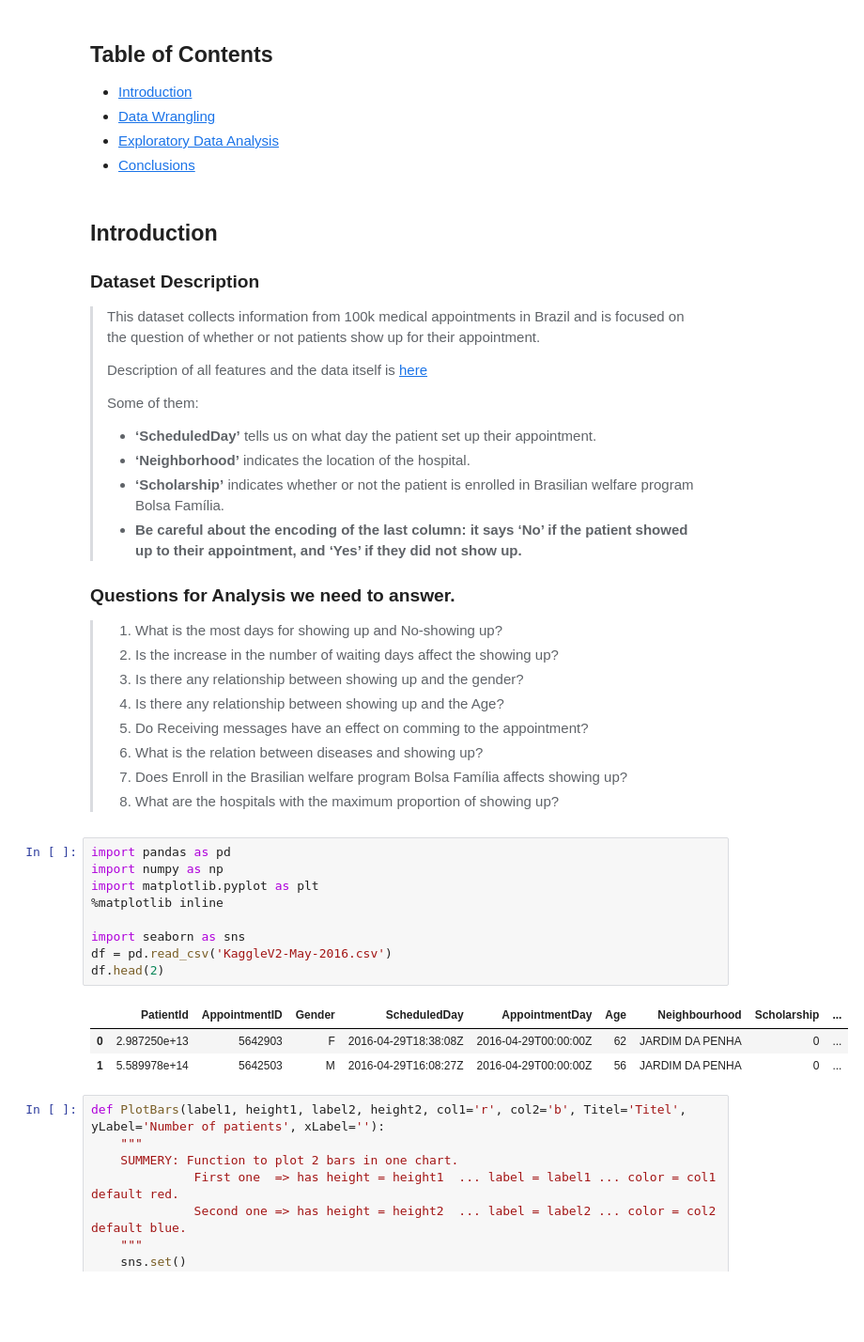
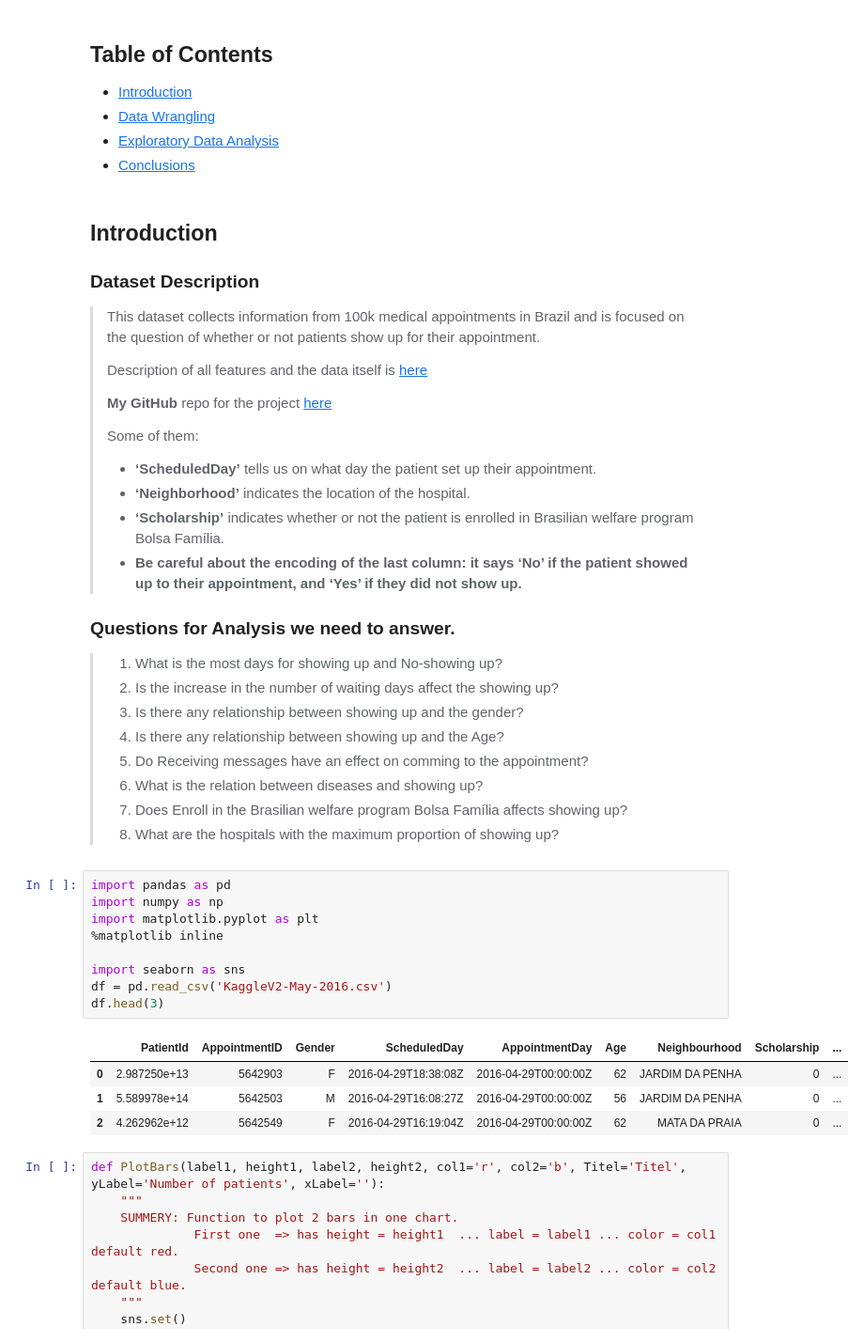
Before and after one commit to mo7amed7assan1911/Medical-Appointment-No-Shows, a Jupyter notebook: Investigate_a_Dataset.ipynb, the cells around one changed output. Shown: that part at 94% size. Drawn from its saved outputs; the diff is of its cells as text; blank space fills up the shorter version.

```diff
--- a/Investigate_a_Dataset.ipynb
+++ b/Investigate_a_Dataset.ipynb
@@ -17,6 +17,8 @@
 > This dataset collects information from 100k medical appointments in Brazil and is focused on the question of whether or not patients show up for their appointment.
 >
 > Description of all features and the data itself is [here](https://www.kaggle.com/datasets/joniarroba/noshowappointments)
+>
+> **My GitHub** repo for the project [here](https://github.com/mo7amed7assan1911/Medical-Appointment-No-Shows)
 >
 > Some of them:
 >    * **‘ScheduledDay’** tells us on what day the patient set up their appointment.
@@ -38,16 +40,17 @@
 # %%
 import pandas as pd
 import numpy as np
 import matplotlib.pyplot as plt
 %matplotlib inline
 
 import seaborn as sns
 df = pd.read_csv('KaggleV2-May-2016.csv')
-df.head(2)
+df.head(3)
 # %% [output]
 |  | PatientId | AppointmentID | Gender | ScheduledDay | AppointmentDay | Age | Neighbourhood | Scholarship | ... |
 | 0 | 2.987250e+13 | 5642903 | F | 2016-04-29T18:38:08Z | 2016-04-29T00:00:00Z | 62 | JARDIM DA PENHA | 0 | ... |
 | 1 | 5.589978e+14 | 5642503 | M | 2016-04-29T16:08:27Z | 2016-04-29T00:00:00Z | 56 | JARDIM DA PENHA | 0 | ... |
+| 2 | 4.262962e+12 | 5642549 | F | 2016-04-29T16:19:04Z | 2016-04-29T00:00:00Z | 62 | MATA DA PRAIA | 0 | ... |
 # %%
 def PlotBars(label1, height1, label2, height2, col1='r', col2='b', Titel='Titel', yLabel='Number of patients', xLabel=''):
     """
```
Also changed, not shown: parts of 21 cells of this notebook.
